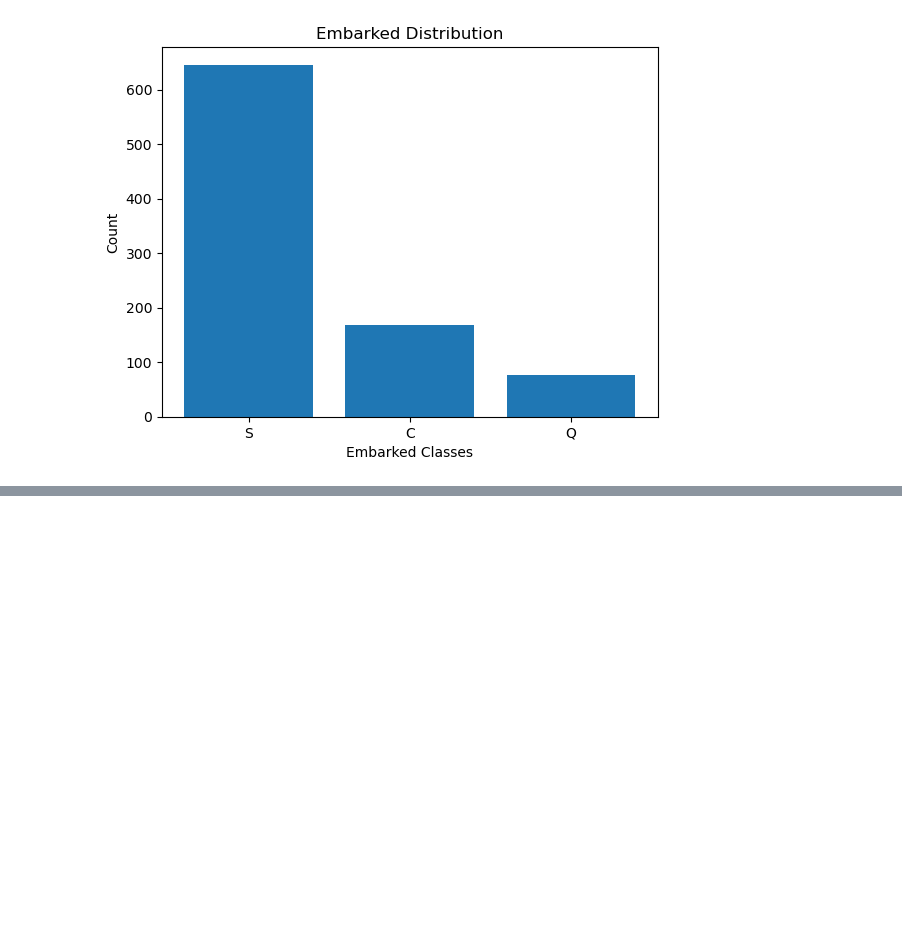
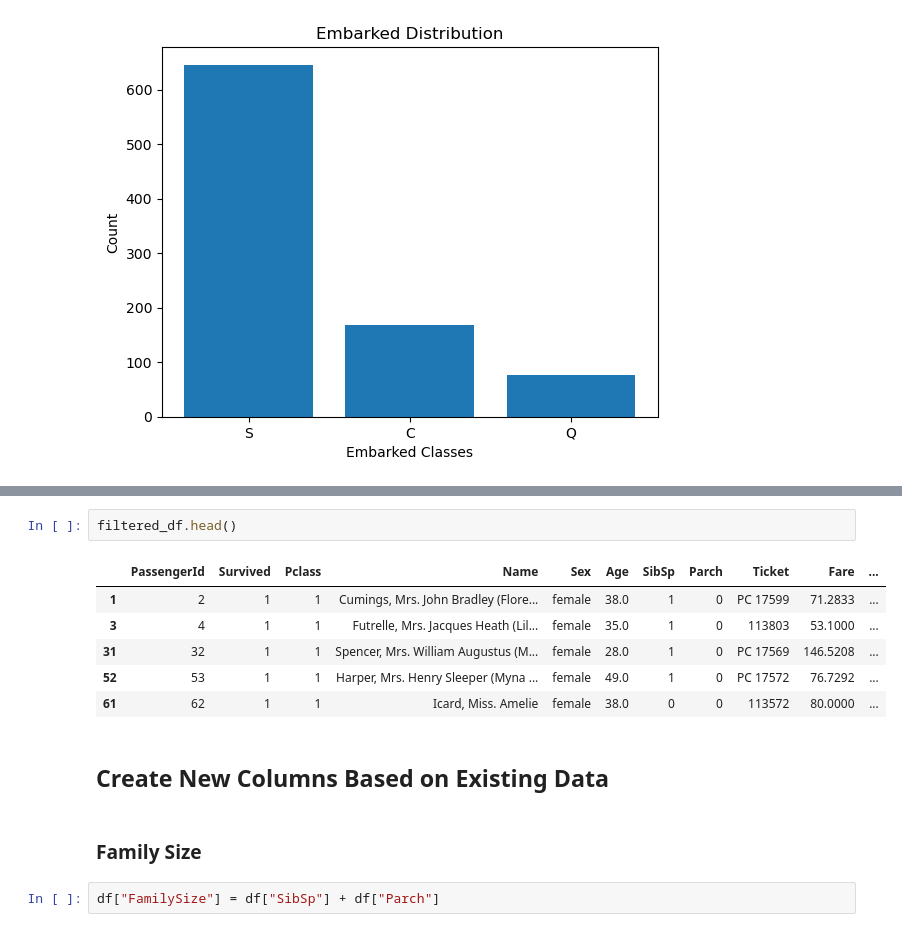
Before and after one commit to NiranjanHebli/week-5, a Jupyter notebook: day25/eda/titanic_analysis.ipynb, the cells around one changed output, grey strips where cells are left out. Saved outputs shown, nothing was run; the diff lists cells and outputs as text; blank space fills up the shorter version.

```diff
--- a/day25/eda/titanic_analysis.ipynb
+++ b/day25/eda/titanic_analysis.ipynb
@@ -283,0 +322,15 @@ plt.show()
+# %%
+filtered_df.head()
+# %% [output]
+|  | PassengerId | Survived | Pclass | Name | Sex | Age | SibSp | Parch | Ticket | Fare | ... |
+| 1 | 2 | 1 | 1 | Cumings, Mrs. John Bradley (Flore... | female | 38.0 | 1 | 0 | PC 17599 | 71.2833 | ... |
+| 3 | 4 | 1 | 1 | Futrelle, Mrs. Jacques Heath (Lil... | female | 35.0 | 1 | 0 | 113803 | 53.1000 | ... |
+| 31 | 32 | 1 | 1 | Spencer, Mrs. William Augustus (M... | female | 28.0 | 1 | 0 | PC 17569 | 146.5208 | ... |
+| 52 | 53 | 1 | 1 | Harper, Mrs. Henry Sleeper (Myna ... | female | 49.0 | 1 | 0 | PC 17572 | 76.7292 | ... |
+| 61 | 62 | 1 | 1 | Icard, Miss. Amelie | female | 38.0 | 0 | 0 | 113572 | 80.0000 | ... |
+# %% [markdown]
+## Create New Columns Based on Existing Data
+# %% [markdown]
+### Family Size
+# %%
+df["FamilySize"] = df["SibSp"] + df["Parch"]
```
Also changed, not shown: parts of 33 cells of this notebook, 2 other files.
